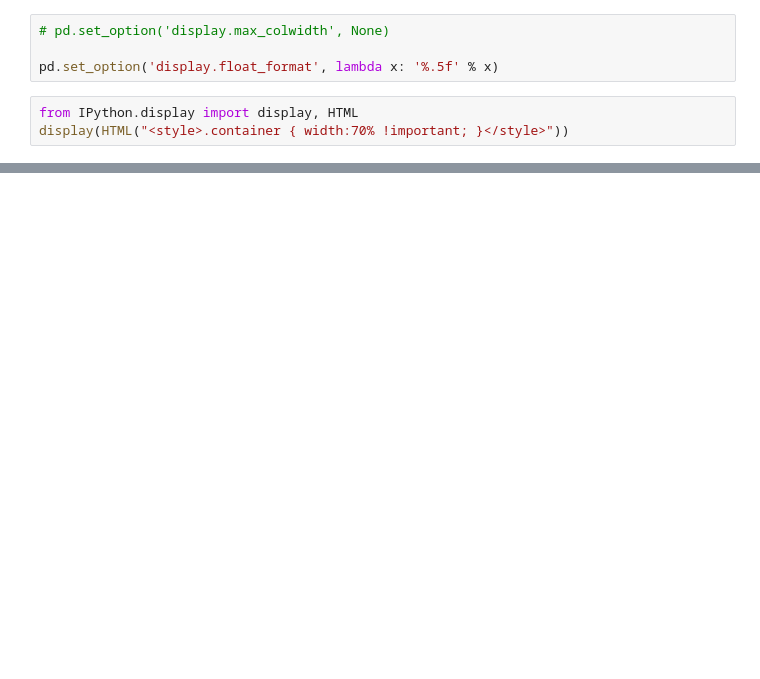
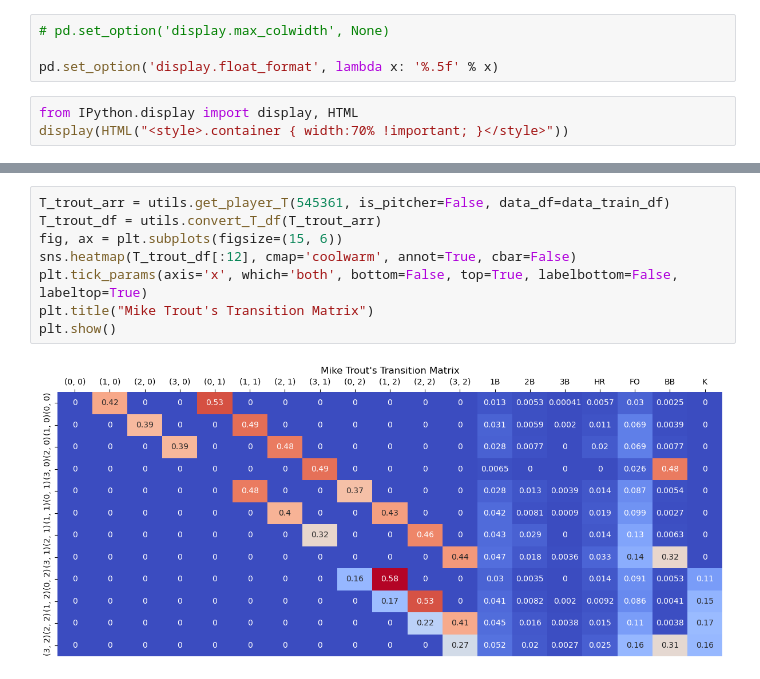
Before and after one commit to cj0121/baseball-markov, a Jupyter notebook: Python/markov_analysis.ipynb, the cells around one changed output, grey strips where cells are left out. Cells and saved outputs as stored; diff of their text form; blank space fills up the shorter version.

```diff
--- a/Python/markov_analysis.ipynb
+++ b/Python/markov_analysis.ipynb
@@ -422,0 +71,10 @@ main.get_brier_score(pa_df[main.EVENT_LIST].values, P_rand)
+# %%
+T_trout_arr = utils.get_player_T(545361, is_pitcher=False, data_df=data_train_df)
+T_trout_df = utils.convert_T_df(T_trout_arr)
+fig, ax = plt.subplots(figsize=(15, 6))
+sns.heatmap(T_trout_df[:12], cmap='coolwarm', annot=True, cbar=False)
+plt.tick_params(axis='x', which='both', bottom=False, top=True, labelbottom=False, labeltop=True)
+plt.title("Mike Trout's Transition Matrix")
+plt.show()
+# %% [output]
+[figure, added]
```
Also changed, not shown: parts of 106 cells of this notebook, 18 other files.
